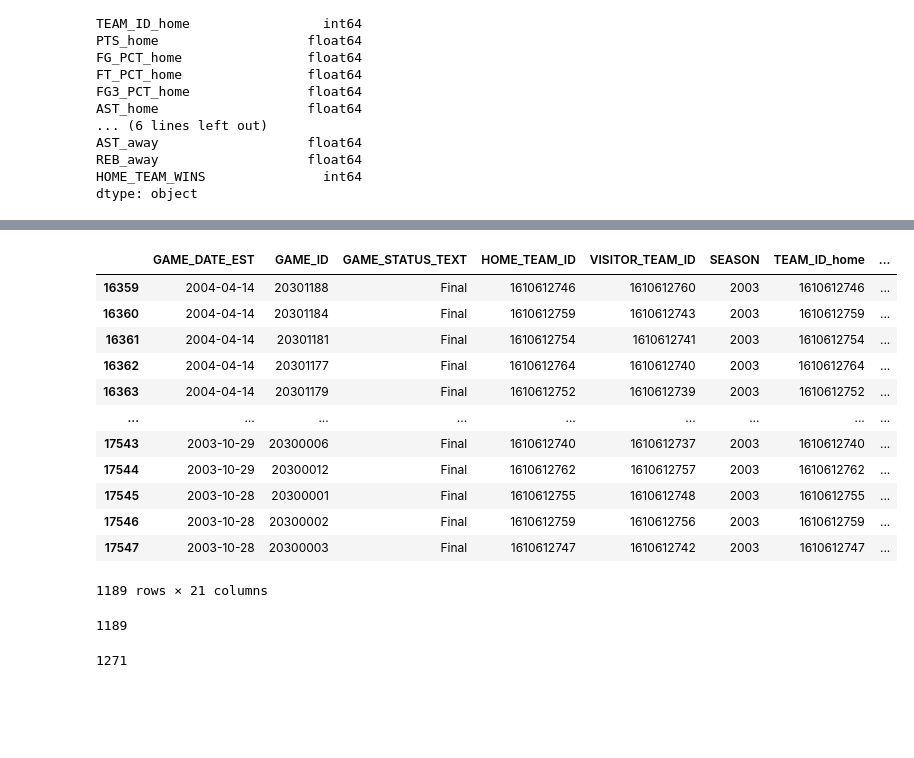
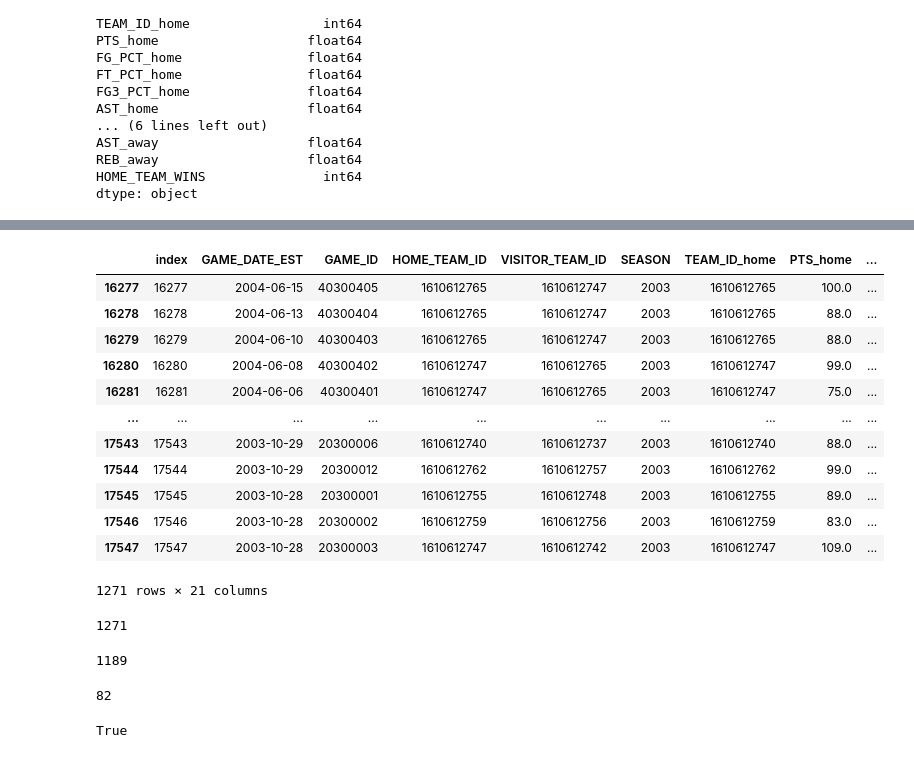
Before and after one commit to robertomanzanolopez/nba_statistics_prediction, a Jupyter notebook: first_aproximation.ipynb, the cells around one changed output, grey strips where cells are left out. Drawn from its saved outputs; the diff is of its cells as text; code cells hidden in the pictures; blank space fills up the shorter version.

Commit message:
Limpiado totalmente el dataframe, solo contiene los partidos de regular season de cada temporada, sin pretemporada ni playoffs, ni nans ni nada que no queramos.

```diff
--- a/first_aproximation.ipynb
+++ b/first_aproximation.ipynb
@@ -270,31 +290,39 @@ dtype: object
 # %%
 # PATIDOS REGULAR SEASON 2003 -> Filtramos para la fecha de inicio y final de la temporada
 # Todo lo demas son playoffs y pretemporada
-df_rs_2003 = df_nba_games.loc[(df_nba_games['GAME_DATE_EST'] >= pd.to_datetime('2003-10-28')) & (df_nba_games['GAME_DATE_EST'] <= pd.to_datetime('2004-04-14'))]
-df_rs_2003
+df_2003 = df_nba_clean.loc[(df_nba_clean['GAME_DATE_EST'] >= pd.to_datetime('2003-10-28')) & (df_nba_clean['GAME_DATE_EST'] <= pd.to_datetime('2004-06-15'))]
+df_2003
 # %% [output]
-|  | GAME_DATE_EST | GAME_ID | GAME_STATUS_TEXT | HOME_TEAM_ID | VISITOR_TEAM_ID | SEASON | TEAM_ID_home | ... |
-| 16359 | 2004-04-14 | 20301188 | Final | 1610612746 | 1610612760 | 2003 | 1610612746 | ... |
-| 16360 | 2004-04-14 | 20301184 | Final | 1610612759 | 1610612743 | 2003 | 1610612759 | ... |
-| 16361 | 2004-04-14 | 20301181 | Final | 1610612754 | 1610612741 | 2003 | 1610612754 | ... |
-| 16362 | 2004-04-14 | 20301177 | Final | 1610612764 | 1610612740 | 2003 | 1610612764 | ... |
-| 16363 | 2004-04-14 | 20301179 | Final | 1610612752 | 1610612739 | 2003 | 1610612752 | ... |
-| ... | ... | ... | ... | ... | ... | ... | ... | ... |
-| 17543 | 2003-10-29 | 20300006 | Final | 1610612740 | 1610612737 | 2003 | 1610612740 | ... |
-| 17544 | 2003-10-29 | 20300012 | Final | 1610612762 | 1610612757 | 2003 | 1610612762 | ... |
-| 17545 | 2003-10-28 | 20300001 | Final | 1610612755 | 1610612748 | 2003 | 1610612755 | ... |
-| 17546 | 2003-10-28 | 20300002 | Final | 1610612759 | 1610612756 | 2003 | 1610612759 | ... |
-| 17547 | 2003-10-28 | 20300003 | Final | 1610612747 | 1610612742 | 2003 | 1610612747 | ... |
+|  | index | GAME_DATE_EST | GAME_ID | HOME_TEAM_ID | VISITOR_TEAM_ID | SEASON | TEAM_ID_home | PTS_home | ... |
+| 16277 | 16277 | 2004-06-15 | 40300405 | 1610612765 | 1610612747 | 2003 | 1610612765 | 100.0 | ... |
+| 16278 | 16278 | 2004-06-13 | 40300404 | 1610612765 | 1610612747 | 2003 | 1610612765 | 88.0 | ... |
+| 16279 | 16279 | 2004-06-10 | 40300403 | 1610612765 | 1610612747 | 2003 | 1610612765 | 88.0 | ... |
+| 16280 | 16280 | 2004-06-08 | 40300402 | 1610612747 | 1610612765 | 2003 | 1610612747 | 99.0 | ... |
+| 16281 | 16281 | 2004-06-06 | 40300401 | 1610612747 | 1610612765 | 2003 | 1610612747 | 75.0 | ... |
+| ... | ... | ... | ... | ... | ... | ... | ... | ... | ... |
+| 17543 | 17543 | 2003-10-29 | 20300006 | 1610612740 | 1610612737 | 2003 | 1610612740 | 88.0 | ... |
+| 17544 | 17544 | 2003-10-29 | 20300012 | 1610612762 | 1610612757 | 2003 | 1610612762 | 99.0 | ... |
+| 17545 | 17545 | 2003-10-28 | 20300001 | 1610612755 | 1610612748 | 2003 | 1610612755 | 89.0 | ... |
+| 17546 | 17546 | 2003-10-28 | 20300002 | 1610612759 | 1610612756 | 2003 | 1610612759 | 83.0 | ... |
+| 17547 | 17547 | 2003-10-28 | 20300003 | 1610612747 | 1610612742 | 2003 | 1610612747 | 109.0 | ... |
-1189 rows × 21 columns
+1271 rows × 21 columns
 # %%
-len(pd.unique(df_rs_2003['GAME_ID']))
+len(pd.unique(df_2003['GAME_ID']))
 # %% [output]
-1189
+1271
+# %%
+df_rs_2003 = df_nba_clean.loc[(df_nba_clean['GAME_DATE_EST'] >= pd.to_datetime('2003-10-28')) & (df_nba_clean['GAME_DATE_EST'] <= pd.to_datetime('2004-04-14'))]
+len(df_rs_2003)
+# %% [output]
+1189
 # %%
-df_rs_po_2003 = df_nba_games.loc[(df_nba_games['GAME_DATE_EST'] >= pd.to_datetime('2003-10-28')) & (df_nba_games['GAME_DATE_EST'] <= pd.to_datetime('2004-06-15'))]
+df_po_2003 = df_nba_clean.loc[(df_nba_clean['GAME_DATE_EST'] >= pd.to_datetime('2004-04-17')) & (df_nba_clean['GAME_DATE_EST'] <= pd.to_datetime('2004-06-15'))]
+len(df_po_2003)
+# %% [output]
+82
-# %%
-len(pd.unique(df_rs_po_2003['GAME_ID'])) #PERFECTO!!!
-# %% [output]
-1271
+# %%
+len(pd.unique(df_2003['GAME_ID'])) == len(df_rs_2003) + len(df_po_2003) == 1271  #PERFECTO!!!
+# %% [output]
+True
 # %%
 # COMPORBAR PARA EL RESTO DE TEMPORADAS
```
Also changed, not shown: parts of 25 cells of this notebook.
